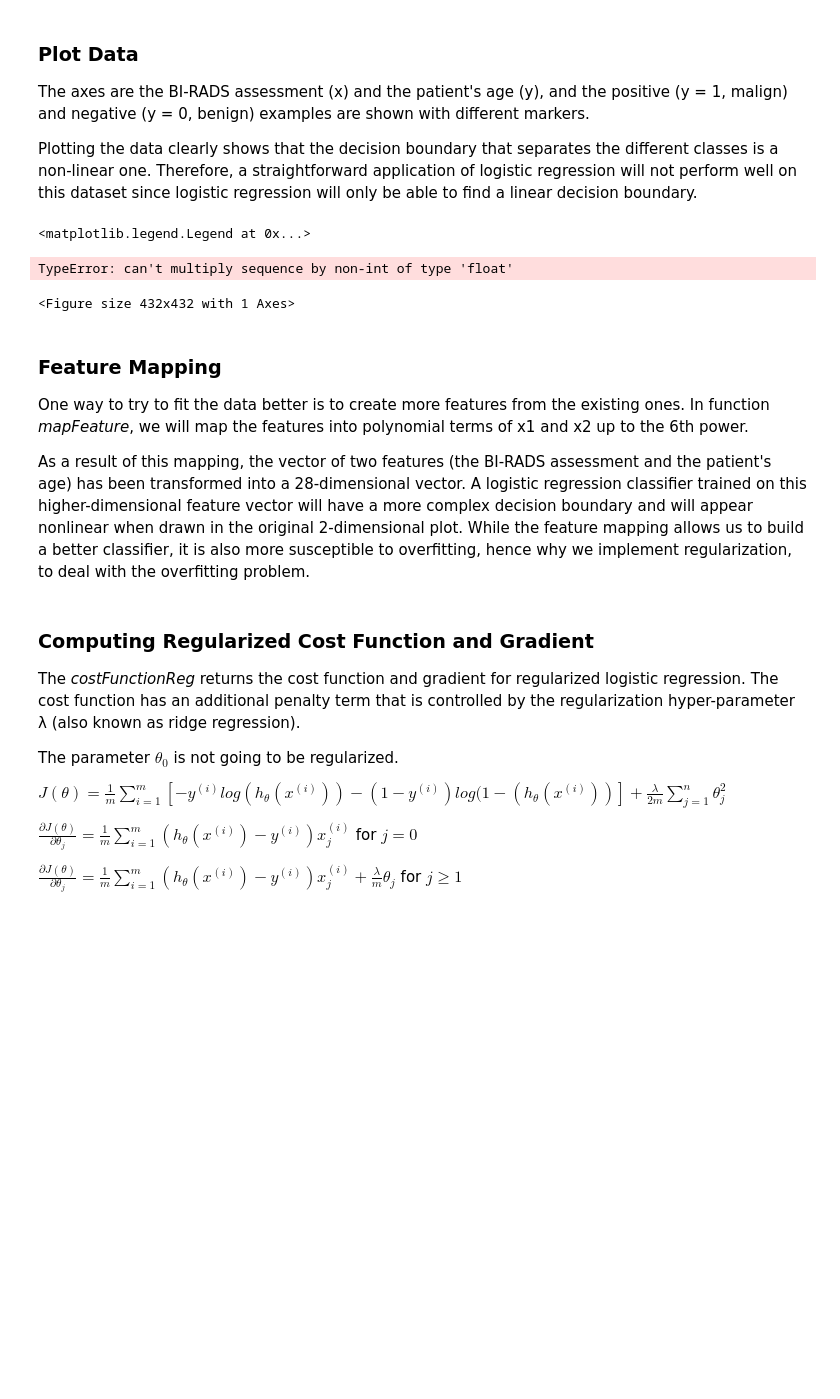
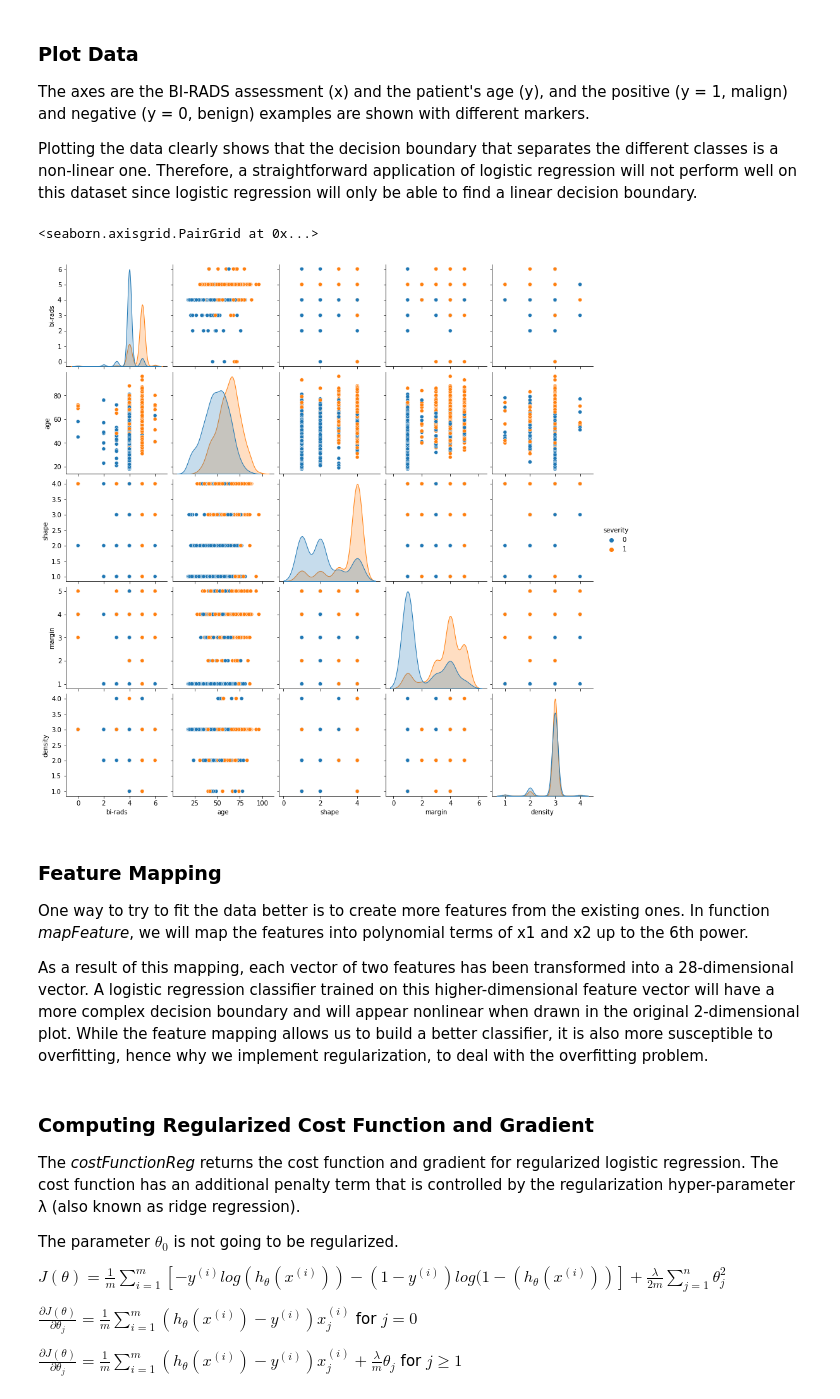
Before and after one commit to alexandradecarvalho/logistic-regression, a Jupyter notebook: proj1.ipynb, the cells around one changed output. Saved outputs shown, nothing was run; the diff lists cells and outputs as text; code cells hidden in the pictures; blank space fills up the shorter version.

```diff
--- a/proj1.ipynb
+++ b/proj1.ipynb
@@ -55,30 +57,21 @@ The axes are the BI-RADS assessment (x) and the patient's age (y), and the posit
 
 Plotting the data clearly shows that the decision boundary that separates the different classes is a non-linear one.
 Therefore, a straightforward application of logistic regression will not perform well on this dataset since logistic regression will only be able to find a linear decision boundary.
-# %%
-mal=(y==1)
-ben=(y==0)
-
-fig = plt.figure(figsize=(6, 6))
-ax = fig.add_subplot(111, projection='3d')
-
-
-ax.scatter(X[ben]["age"],X[ben]["shape"], X[ben]["margin"],c="r",marker="+")
-plt.xlabel("Patient's Age")
-plt.ylabel("BI-RADS Assessment")
-ax.scatter(X[mal]["age"],X[mal]["shape"],X[mal]["margin"],c="b",marker="o")
-plt.legend(["Benign","Malign"])
-# %% [output]
-<matplotlib.legend.Legend at 0x...>
-TypeError: can't multiply sequence by non-int of type 'float'
-<Figure size 432x432 with 1 Axes>
+# %%
+mal=(y==1)
+ben=(y==0)
+
+sns.pairplot(data,diag_kind="kde",hue="severity")
+# %% [output]
+<seaborn.axisgrid.PairGrid at 0x...>
+[figure, added]
 # %% [markdown]
 ### Feature Mapping
 
 One way to try to fit the data better is to create more features from the existing ones.
 In function *mapFeature*, we will map the features into polynomial terms of x1 and x2 up to the 6th power.
 
-As a result of this mapping, the vector of two features (the BI-RADS assessment and the patient's age) has been transformed into a 28-dimensional vector. A logistic regression classifier trained on this higher-dimensional feature vector will have a more complex decision boundary and will appear nonlinear when drawn in the original 2-dimensional plot. While the feature mapping allows us to build a better classifier, it is also more susceptible to overfitting, hence why we implement regularization, to deal with the overfitting problem.
+As a result of this mapping, each vector of two features has been transformed into a 28-dimensional vector. A logistic regression classifier trained on this higher-dimensional feature vector will have a more complex decision boundary and will appear nonlinear when drawn in the original 2-dimensional plot. While the feature mapping allows us to build a better classifier, it is also more susceptible to overfitting, hence why we implement regularization, to deal with the overfitting problem.
 # %%
 def mapFeature(x1,x2,degree):
     """
```
Also changed, not shown: parts of 6 cells of this notebook, 1 other file.
